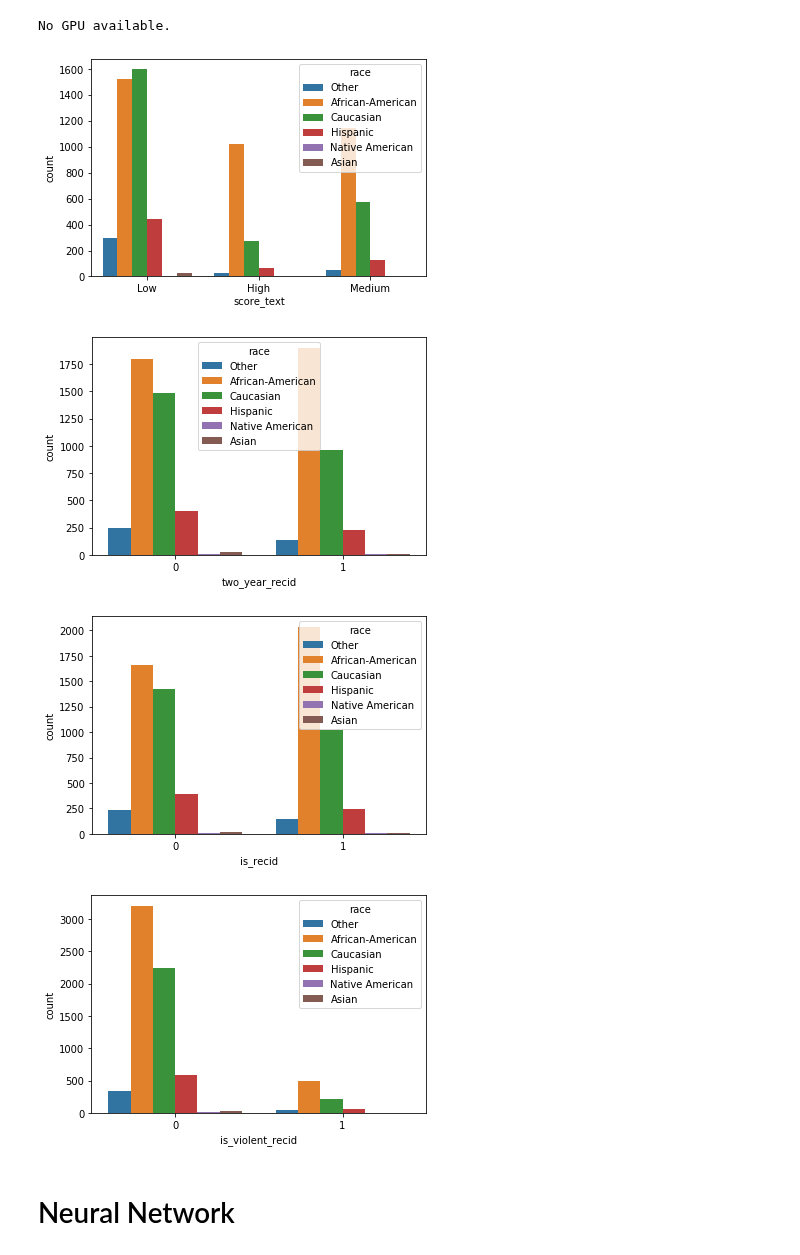
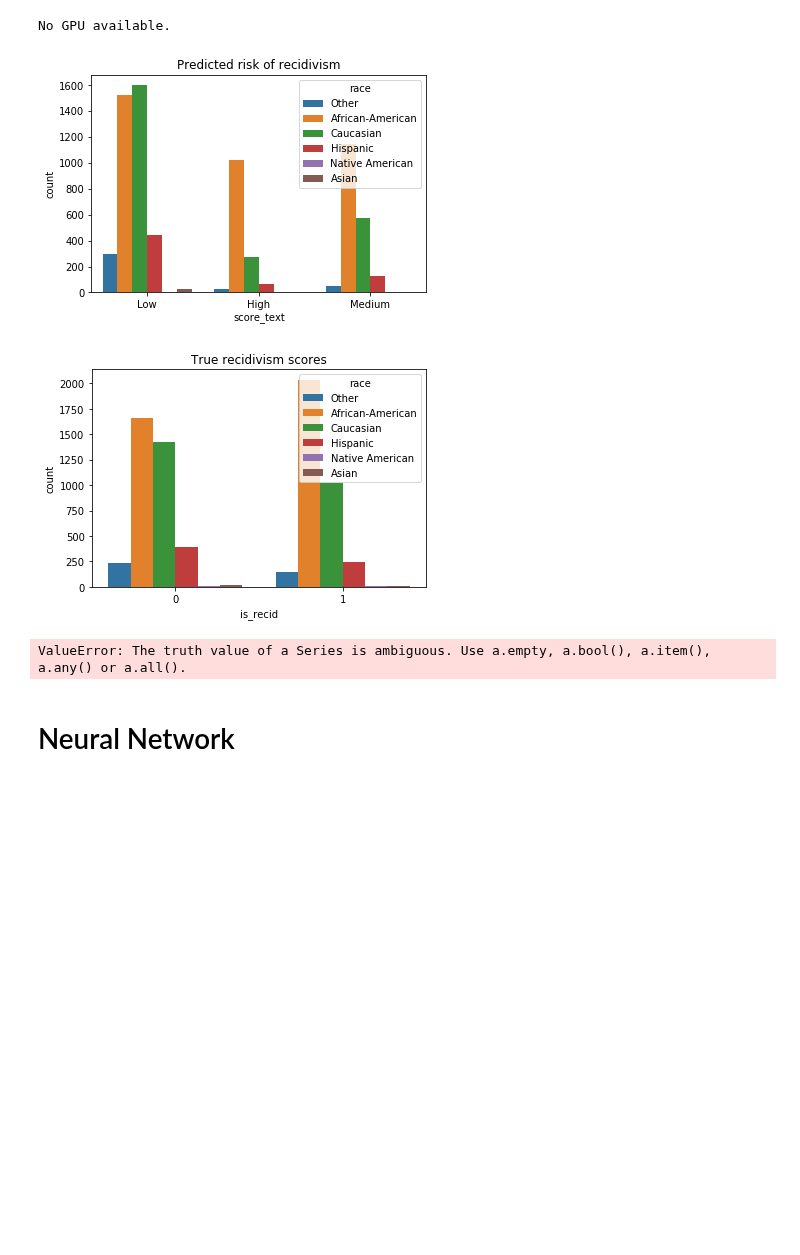
Before and after one commit to oskarwiese/fagprojekt, a Jupyter notebook: src/Classifier_notebook.ipynb, the cells around one changed output. Drawn from its saved outputs; the diff is of its cells as text; code cells hidden in the pictures; blank space fills up the shorter version.

Commit message:
Data og plots

```diff
--- a/src/Classifier_notebook.ipynb
+++ b/src/Classifier_notebook.ipynb
@@ -53,21 +53,32 @@ use_cuda = torch.cuda.is_available()
 print("Running GPU.") if use_cuda else print("No GPU available.")
 # %% [output]
 No GPU available.
-# %%
-def is_plot():
-    sb.countplot(x = "score_text", hue = "race", data = data)
-    plt.show()
-
-    sb.countplot(x = "two_year_recid", hue = "race", data = data)
-    plt.show()
-    sb.countplot(x = "is_recid", hue = "race", data = data)
-    plt.show()
-    sb.countplot(x = "is_violent_recid", hue = "race", data = data)
-    plt.show()
-is_plot()
-# %% [output]
-[figure, removed]
-[figure, removed]
-[figure, removed]
-[figure, removed]
+# %%
+def is_plot():
+
+    path = r"C:\Users\ejer\Desktop\Fagprojekt\fagprojekt\Billeder"
+
+    pred_plot = sb.countplot(x = "score_text", hue = "race", data = data)
+    pred_plot.set_title("Predicted risk of recidivism")
+    pred_plot.figure.savefig(path + "\\predicted_recid.png")
+    plt.show()
+
+    true_plot = sb.countplot(x = "is_recid", hue = "race", data = data)
+    true_plot.set_title("True recidivism scores")
+    true_plot.figure.savefig(path + "\\true_recid.png")
+    plt.show()
+
+    #np.any((data["race"] == "African-American", data["race"] == "Caucasian"))
+    df = data[np.any(data["race"] == "African-American" or data["race"] == "Caucasian")]
+    print(df)
+    priors_plot = sb.countplot(x = "priors_count", hue = "race", data = data)
+    priors_plot.set_title("True recidivism scores")
+    priors_plot.figure.savefig(path + "\\proirs.png")
+    plt.show()
+
+is_plot()
+# %% [output]
+[figure, added]
+[figure, added]
+ValueError: The truth value of a Series is ambiguous. Use a.empty, a.bool(), a.item(), a.any() or a.all().
 # %%
```
Also changed, not shown: parts of 1 cell of this notebook, 1 other file.
